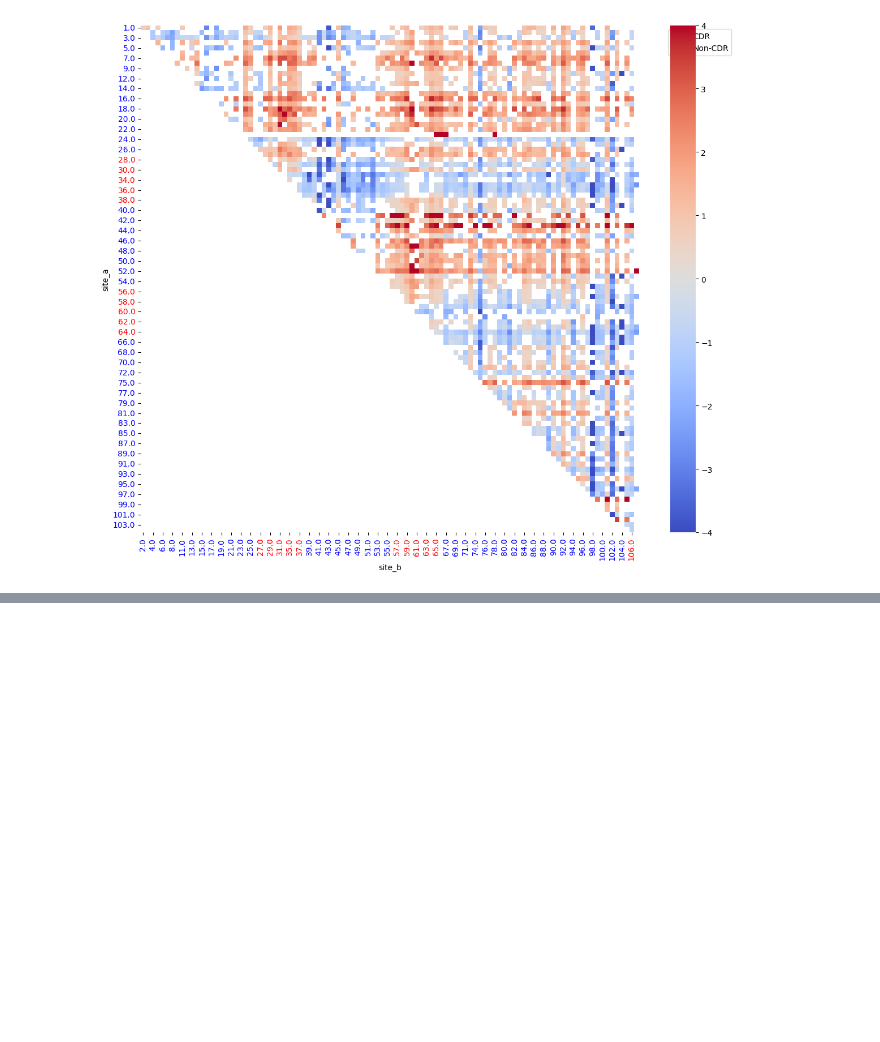
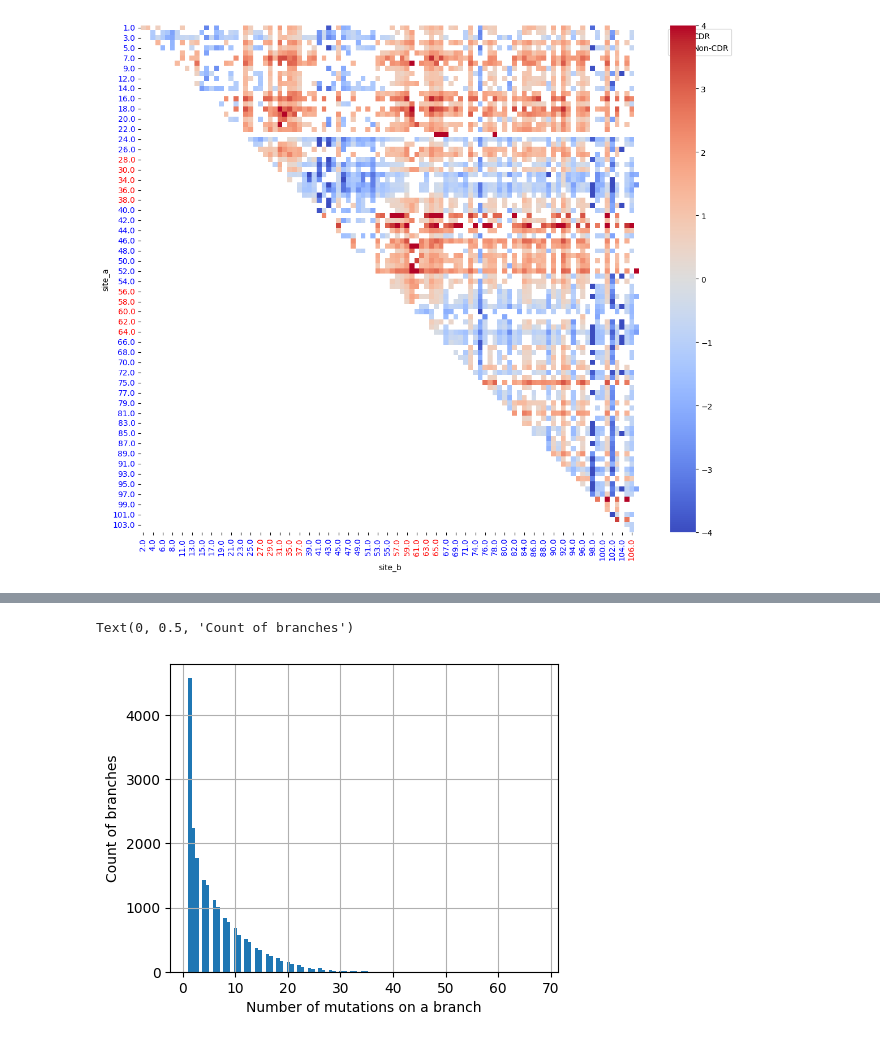
Before and after one commit to matsengrp/dasm-epistasis-experiments, a Jupyter notebook: counts_based_correlation.ipynb, the cells around one changed output, grey strips where cells are left out. Cells and saved outputs as stored; diff of their text form; code cells hidden in the pictures; blank space fills up the shorter version.

```diff
--- a/counts_based_correlation.ipynb
+++ b/counts_based_correlation.ipynb
@@ -3491,0 +3567,8 @@ plt.show()
+# %%
+fig, ax = plt.subplots(figsize=(5, 4))
+site_sub_probs_df_germline[site_sub_probs_df_germline.mutation == True].groupby('pcp_index').size().hist(bins=100)
+ax.set_xlabel('Number of mutations on a branch')
+ax.set_ylabel('Count of branches')
+# %% [output]
+Text(0, 0.5, 'Count of branches')
+[figure, added]
```
Also changed, not shown: parts of 7 cells of this notebook.
